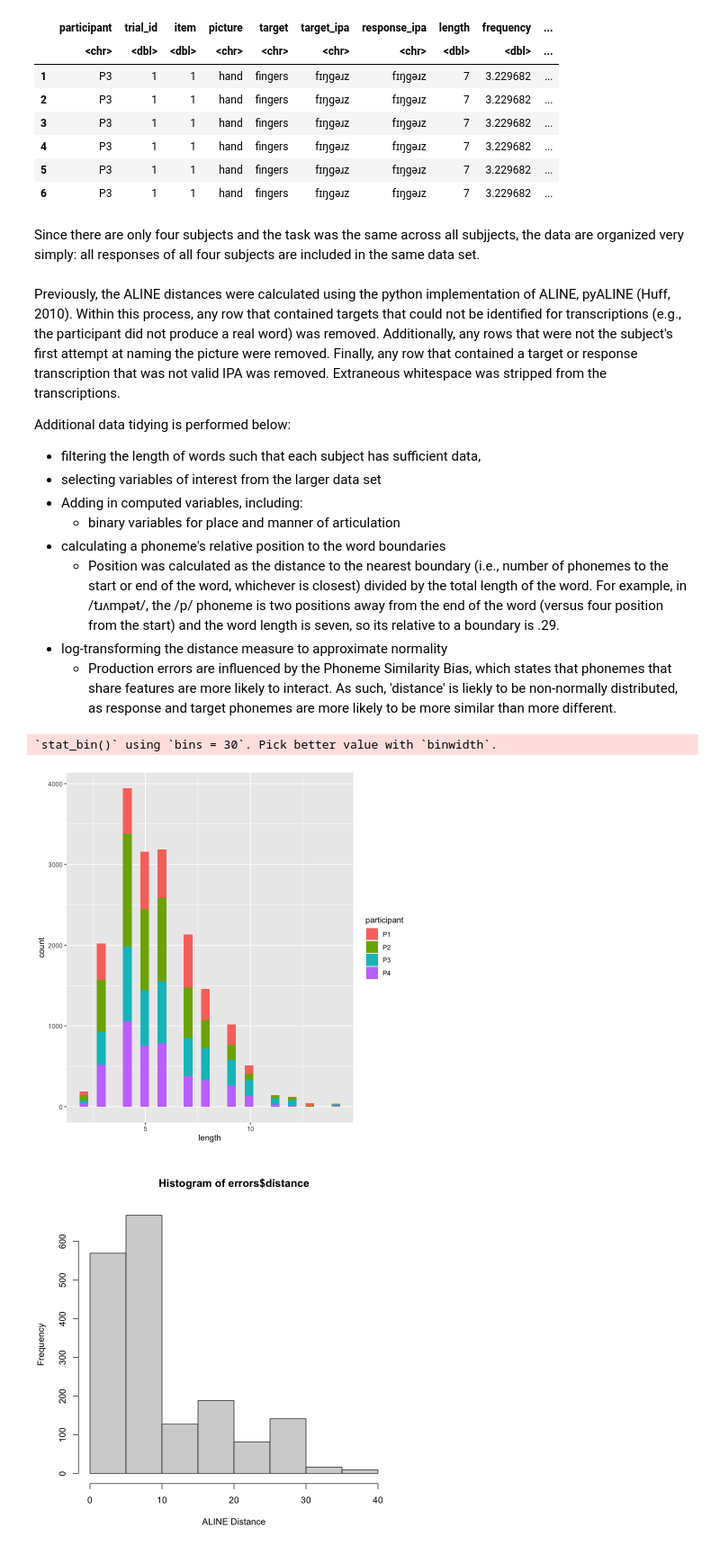
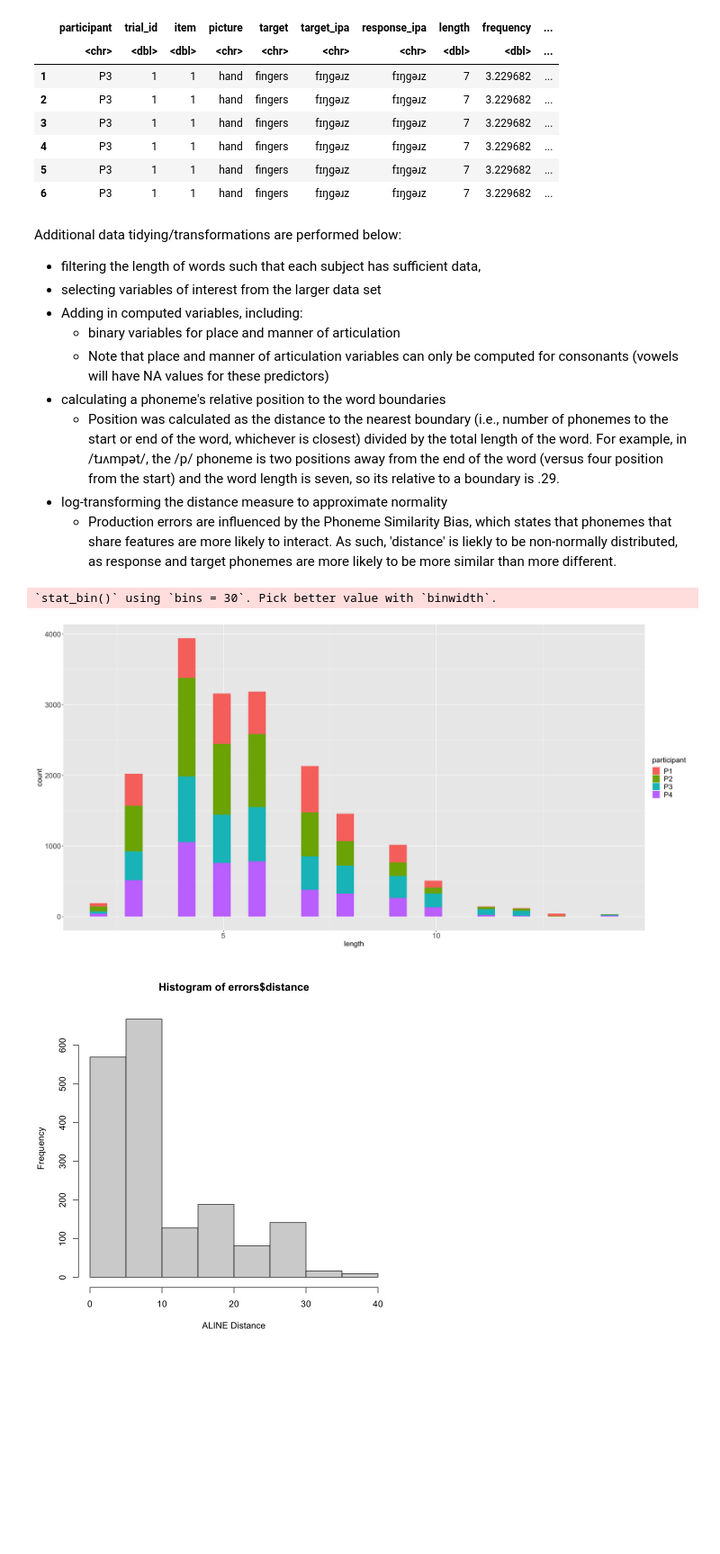
Before and after one commit to JenahBlack/Black_DSPN_S22, a Jupyter notebook: Black_DSPN_S22_FinalProject.ipynb, the cells around one changed output. Shown at 90% size. Drawn from its saved outputs; the diff is of its cells as text; code cells hidden in the pictures; blank space fills up the shorter version.

```diff
--- a/Black_DSPN_S22_FinalProject.ipynb
+++ b/Black_DSPN_S22_FinalProject.ipynb
@@ -129,17 +150,14 @@ A data.frame: 6 × 35
 | 4 | P3 | 1 | 1 | hand | fingers | fɪŋɡəɹz | fɪŋɡəɹz | 7 | 3.229682 | ... |
 | 5 | P3 | 1 | 1 | hand | fingers | fɪŋɡəɹz | fɪŋɡəɹz | 7 | 3.229682 | ... |
 | 6 | P3 | 1 | 1 | hand | fingers | fɪŋɡəɹz | fɪŋɡəɹz | 7 | 3.229682 | ... |
-# %% [markdown]
-Since there are only four subjects and the task was the same across all subjjects, the data are organized very simply: all responses of all four subjects are included in the same data set.
 # %% [markdown]
-Previously, the ALINE distances were calculated using the python implementation of ALINE, pyALINE (Huff, 2010). Within this process, any row that contained targets that could not be identified for transcriptions (e.g., the participant did not produce a real word) was removed. Additionally, any rows that were not the subject's first attempt at naming the picture were removed. Finally, any row that contained a target or response transcription that was not valid IPA was removed. Extraneous whitespace was stripped from the transcriptions.
-
-Additional data tidying is performed below:
+Additional data tidying/transformations are performed below:
 
 - filtering the length of words such that each subject has sufficient data,
 - selecting variables of interest from the larger data set
 - Adding in computed variables, including:
     - binary variables for place and manner of articulation
+    - Note that place and manner of articulation variables can only be computed for consonants (vowels will have NA values for these predictors)
 - calculating a phoneme's relative position to the word boundaries
     - Position was calculated as the distance to the nearest boundary (i.e., number of phonemes to the start or end of the word, whichever is closest) divided by the total length of the word. For example, in /tɹʌmpət/, the /p/ phoneme is two positions away from the end of the word (versus four position from the start) and the word length is seven, so its relative to a boundary is .29.
 - log-transforming the distance measure to approximate normality
@@ -166,15 +184,21 @@ alignments <- alignments %>%
   mutate(num_errors = sum(distance > 0)) %>%
   ungroup()
 # %%
-# Histogram of length of words.
+## Histogram of length of words. ##
 ggplot(data = alignments, aes(x = length, fill = participant)) +
-  geom_histogram()
+  geom_histogram() +
+  theme(axis.title.x = element_text(size = 16),
+        axis.text.x = element_text(size = 16),
+        axis.title.y = element_text(size = 16),
+        axis.text.y = element_text(size = 16),
+        legend.title = element_text(size = 16),
+        legend.text = element_text(size = 16))
 
 # My advisor and I determined that it would be appropriate to only use words up to 9 phonemes,
 # since that was the last length for which all subjects had responses
 # %% [output]
 `stat_bin()` using `bins = 30`. Pick better value with `binwidth`.
-[figure, old version]
+[figure, new version]
 # %%
 #### Construct Data Table for Modeling and Plots ####
 
```
Also changed, not shown: parts of 22 cells of this notebook.
